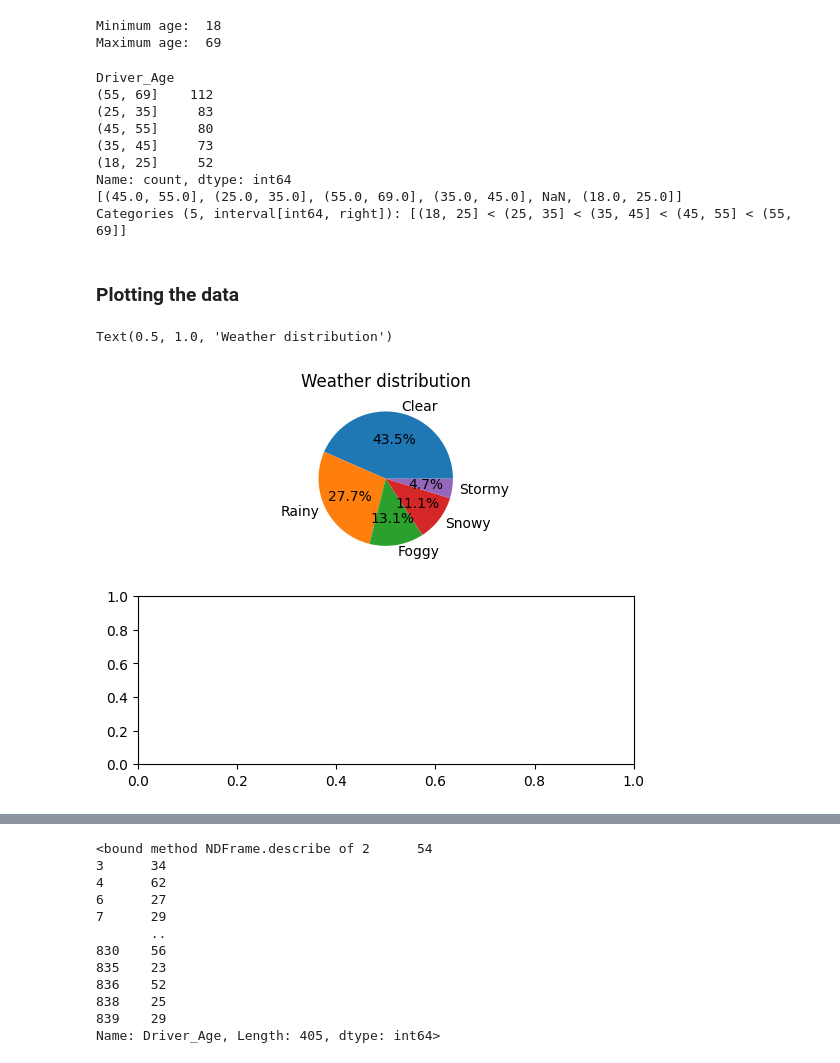
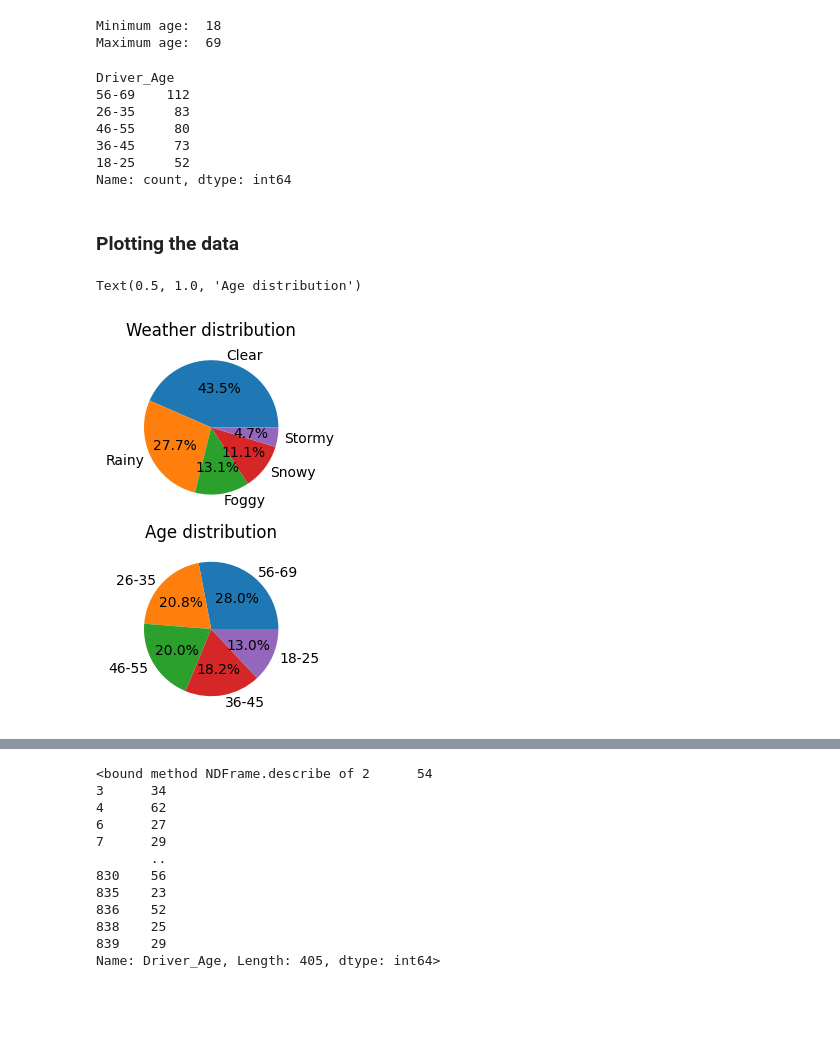
Before and after one commit to bigdog0044/Traffic-Accident-Prediction, a Jupyter notebook: main.ipynb, the cells around one changed output, grey strips where cells are left out. Cells and saved outputs as stored; diff of their text form; code cells hidden in the pictures; blank space fills up the shorter version.

```diff
--- a/main.ipynb
+++ b/main.ipynb
@@ -77,42 +77,39 @@ Maximum age:  69
 bins=[18,25,35,45,55,69]
 ageGroupLabels = ['18-25','26-35','36-45','46-55','56-69']
 
-ageGroups = pd.cut(data['Driver_Age'], bins)
+ageGroups = pd.cut(data['Driver_Age'], bins, labels=ageGroupLabels)
 
 print(ageGroups.value_counts())
-
-print(data['bins'].unique())
 # %% [output]
 Driver_Age
-(55, 69]    112
-(25, 35]     83
-(45, 55]     80
-(35, 45]     73
-(18, 25]     52
+56-69    112
+26-35     83
+46-55     80
+36-45     73
+18-25     52
 Name: count, dtype: int64
-[(45.0, 55.0], (25.0, 35.0], (55.0, 69.0], (35.0, 45.0], NaN, (18.0, 25.0]]
-Categories (5, interval[int64, right]): [(18, 25] < (25, 35] < (35, 45] < (45, 55] < (55, 69]]
 # %% [markdown]
 <h3>Plotting the data</h3>
 # %%
 #working out the proportion of each type of condiction
 
 fig,ax = plt.subplots(2)
 
 wordLabels = ["Clear","Rainy","Foggy","Snowy","Stormy"]
 totalWordArr = np.array([]).astype(int)
 
-ageLabels = np.array([]).astype(int)
-ageArr = np.array([]).astype(int)
-ageTotal = np.array([]).astype(int)
-
 for word in wordLabels:
     totalWordArr = np.append(totalWordArr,sum((data['Weather'] == word) == True))
     #print(f"Total amount of rows for {word} {sum((data['Weather'] == word) == True)}")
 
 
 ax[0].pie(totalWordArr, labels=wordLabels, autopct="%1.1f%%")
 ax[0].set_title("Weather distribution")
+
+
+ageGroupsCounts = ageGroups.value_counts()
+ax[1].pie(ageGroupsCounts, labels=ageGroupsCounts.index,autopct="%1.1f%%")
+ax[1].set_title("Age distribution")
 # %% [output]
-Text(0.5, 1.0, 'Weather distribution')
+Text(0.5, 1.0, 'Age distribution')
-[figure, old version]
+[figure, new version]
```
Also changed, not shown: parts of 1 cell of this notebook.
